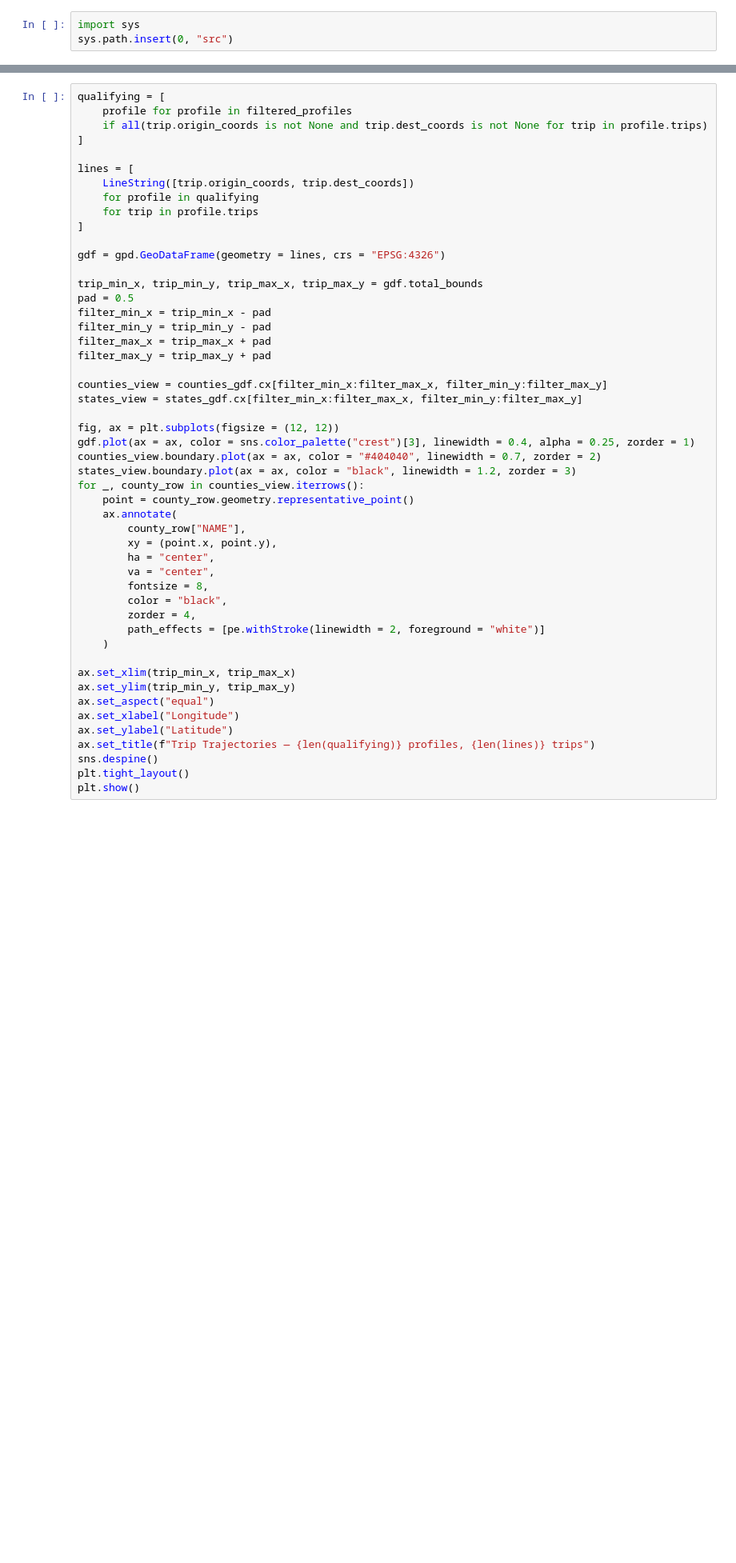
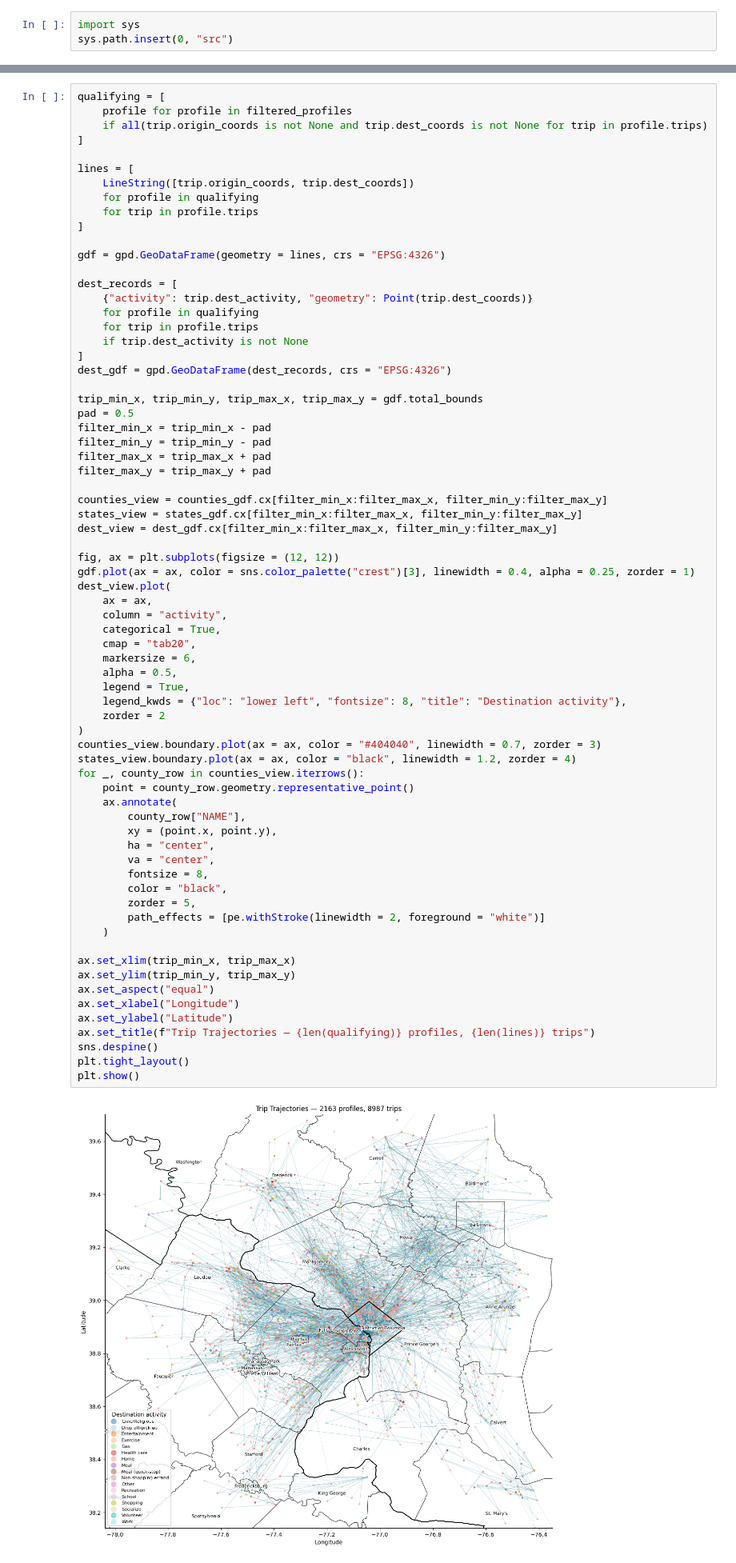
Before and after one commit to pengu-rengu/ev_digital_city, a Jupyter notebook: notebooks/mobility_analysis.ipynb, the cells around one changed output, grey strips where cells are left out. Shown at 80% size. Saved outputs shown, nothing was run; the diff lists cells and outputs as text; blank space fills up the shorter version.

```diff
--- a/notebooks/mobility_analysis.ipynb
+++ b/notebooks/mobility_analysis.ipynb
@@ -58,39 +58,61 @@ lines = [
 
 gdf = gpd.GeoDataFrame(geometry = lines, crs = "EPSG:4326")
 
+dest_records = [
+    {"activity": trip.dest_activity, "geometry": Point(trip.dest_coords)}
+    for profile in qualifying
+    for trip in profile.trips
+    if trip.dest_activity is not None
+]
+dest_gdf = gpd.GeoDataFrame(dest_records, crs = "EPSG:4326")
+
 trip_min_x, trip_min_y, trip_max_x, trip_max_y = gdf.total_bounds
 pad = 0.5
 filter_min_x = trip_min_x - pad
 filter_min_y = trip_min_y - pad
 filter_max_x = trip_max_x + pad
 filter_max_y = trip_max_y + pad
 
 counties_view = counties_gdf.cx[filter_min_x:filter_max_x, filter_min_y:filter_max_y]
 states_view = states_gdf.cx[filter_min_x:filter_max_x, filter_min_y:filter_max_y]
+dest_view = dest_gdf.cx[filter_min_x:filter_max_x, filter_min_y:filter_max_y]
 
 fig, ax = plt.subplots(figsize = (12, 12))
 gdf.plot(ax = ax, color = sns.color_palette("crest")[3], linewidth = 0.4, alpha = 0.25, zorder = 1)
-counties_view.boundary.plot(ax = ax, color = "#404040", linewidth = 0.7, zorder = 2)
-states_view.boundary.plot(ax = ax, color = "black", linewidth = 1.2, zorder = 3)
+dest_view.plot(
+    ax = ax,
+    column = "activity",
+    categorical = True,
+    cmap = "tab20",
+    markersize = 6,
+    alpha = 0.5,
+    legend = True,
+    legend_kwds = {"loc": "lower left", "fontsize": 8, "title": "Destination activity"},
+    zorder = 2
+)
+counties_view.boundary.plot(ax = ax, color = "#404040", linewidth = 0.7, zorder = 3)
+states_view.boundary.plot(ax = ax, color = "black", linewidth = 1.2, zorder = 4)
 for _, county_row in counties_view.iterrows():
     point = county_row.geometry.representative_point()
     ax.annotate(
         county_row["NAME"],
         xy = (point.x, point.y),
         ha = "center",
         va = "center",
         fontsize = 8,
         color = "black",
-        zorder = 4,
+        zorder = 5,
         path_effects = [pe.withStroke(linewidth = 2, foreground = "white")]
     )
 
 ax.set_xlim(trip_min_x, trip_max_x)
 ax.set_ylim(trip_min_y, trip_max_y)
 ax.set_aspect("equal")
 ax.set_xlabel("Longitude")
 ax.set_ylabel("Latitude")
 ax.set_title(f"Trip Trajectories — {len(qualifying)} profiles, {len(lines)} trips")
 sns.despine()
 plt.tight_layout()
 plt.show()
+# %% [output]
+[figure, added]
```
Also changed, not shown: parts of 1 cell of this notebook, 1 other file.
